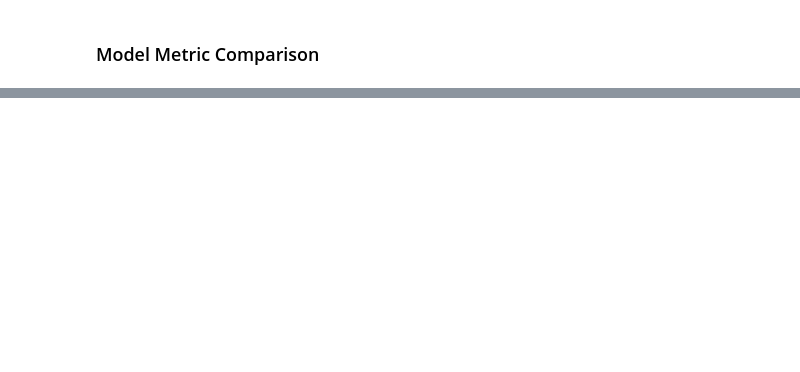
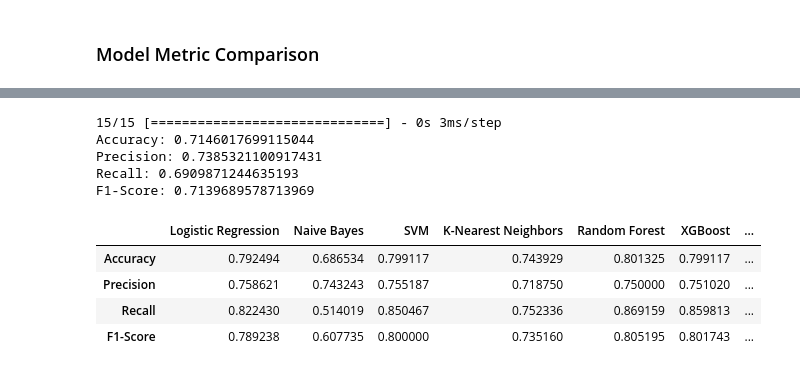
Before and after one commit to JackBenadon/DS340W_Group22, a Jupyter notebook: final_project.ipynb, the cells around one changed output, grey strips where cells are left out. Drawn from its saved outputs; the diff is of its cells as text; code cells hidden in the pictures; blank space fills up the shorter version.

```diff
--- a/final_project.ipynb
+++ b/final_project.ipynb
@@ -590,0 +666,18 @@ df_metrics
+# %%
+y_pred = NN_model.predict(X_test)
+y_pred_binary = np.round(y_pred)
+
+accuracy = accuracy_score(y_test, y_pred_binary)
+precision = precision_score(y_test, y_pred_binary)
+recall = recall_score(y_test, y_pred_binary)
+f1 = f1_score(y_test, y_pred_binary)
+print("Accuracy:", accuracy)
+print("Precision:", precision)
+print("Recall:", recall)
+print("F1-Score:", f1)
+# %% [output]
+15/15 [==============================] - 0s 3ms/step
+Accuracy: 0.7146017699115044
+Precision: 0.7385321100917431
+Recall: 0.6909871244635193
+F1-Score: 0.7139689578713969
@@ -590,0 +689,11 @@ df_metrics
+# %%
+#Update the chart to view the neural network
+df_metrics = pd.DataFrame(data=data, columns=['Logistic Regression', 'Naive Bayes', 'SVM', 'K-Nearest Neighbors', 'Random Forest', 'XGBoost', 'Neural Network'],
+                          index=['Accuracy', 'Precision', 'Recall', 'F1-Score'])
+df_metrics
+# %% [output]
+|  | Logistic Regression | Naive Bayes | SVM | K-Nearest Neighbors | Random Forest | XGBoost | ... |
+| Accuracy | 0.792494 | 0.686534 | 0.799117 | 0.743929 | 0.801325 | 0.799117 | ... |
+| Precision | 0.758621 | 0.743243 | 0.755187 | 0.718750 | 0.750000 | 0.751020 | ... |
+| Recall | 0.822430 | 0.514019 | 0.850467 | 0.752336 | 0.869159 | 0.859813 | ... |
+| F1-Score | 0.789238 | 0.607735 | 0.800000 | 0.735160 | 0.805195 | 0.801743 | ... |
```
Also changed, not shown: parts of 21 cells of this notebook.
